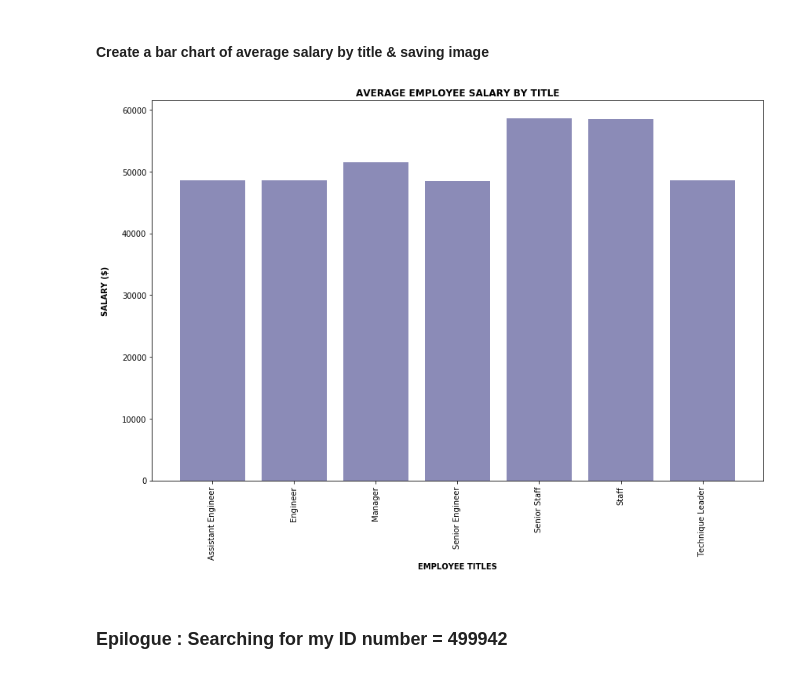
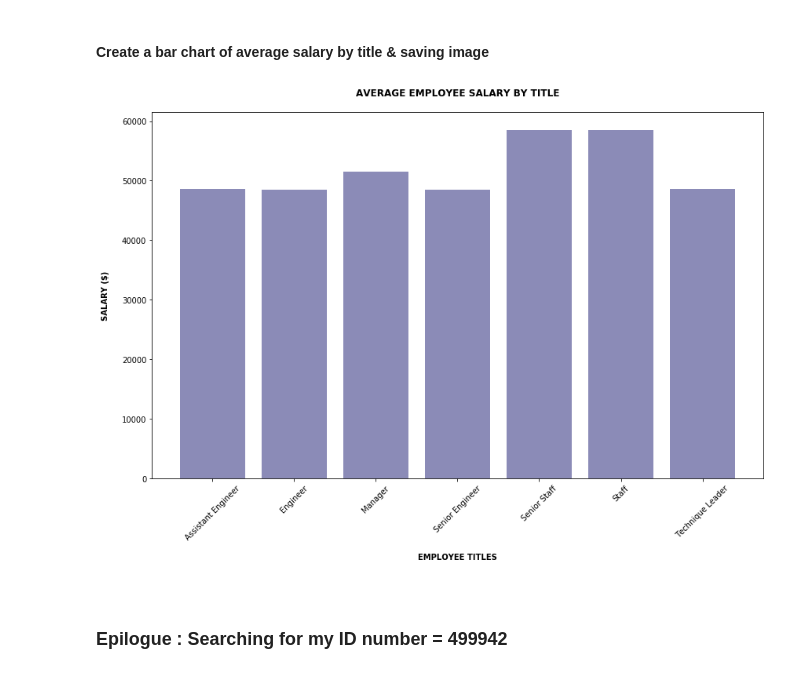
Before and after one commit to ShimsyV/sql-challenge, a Jupyter notebook: SQLpanda.ipynb, the cells around one changed output. Drawn from its saved outputs; the diff is of its cells as text; code cells hidden in the pictures.

```diff
--- a/SQLpanda.ipynb
+++ b/SQLpanda.ipynb
@@ -176,33 +176,33 @@ avg_sal_by_title
 # %%
 #Set bar chart figure size
 plt.figure(figsize=(12,9))
 
 # Set x_axis, y_axis
 x_axis = avg_sal_by_title["employee_title"]
 y_axis = avg_sal_by_title["salary"]
 
 # Create Bar Chart Based on Above Data
 df = plt.bar(x_axis, y_axis, align="center", alpha=0.5, color=["midnightblue"])
 
 # Create Ticks for Bar Chart's x_axis
 ticks = [value for value in x_axis]
-plt.xticks(ticks, x_axis, rotation=90)
+plt.xticks(ticks, x_axis, rotation=45)
 
 # Set Labels & Title
 plt.ylabel("SALARY ($)\n", weight="bold", size=10)
-plt.xlabel("EMPLOYEE TITLES\n", weight="bold", size=10)
+plt.xlabel("\nEMPLOYEE TITLES\n\n", weight="bold", size=10)
 
-plt.title("AVERAGE EMPLOYEE SALARY BY TITLE", weight="bold", size=12)
+plt.title("AVERAGE EMPLOYEE SALARY BY TITLE\n", weight="bold", size=12)
 
 plt.tight_layout()
 
 # Save the plot
 plt.savefig("./Images/avg_emp_salary_title.png")
 
 # Show plot
 plt.show()
 # %% [output]
-[figure, old version]
+[figure, new version]
 # %% [markdown]
 ### Epilogue : Searching for my ID number = 499942
 # %%
```
Also changed, not shown: 1 other file.
